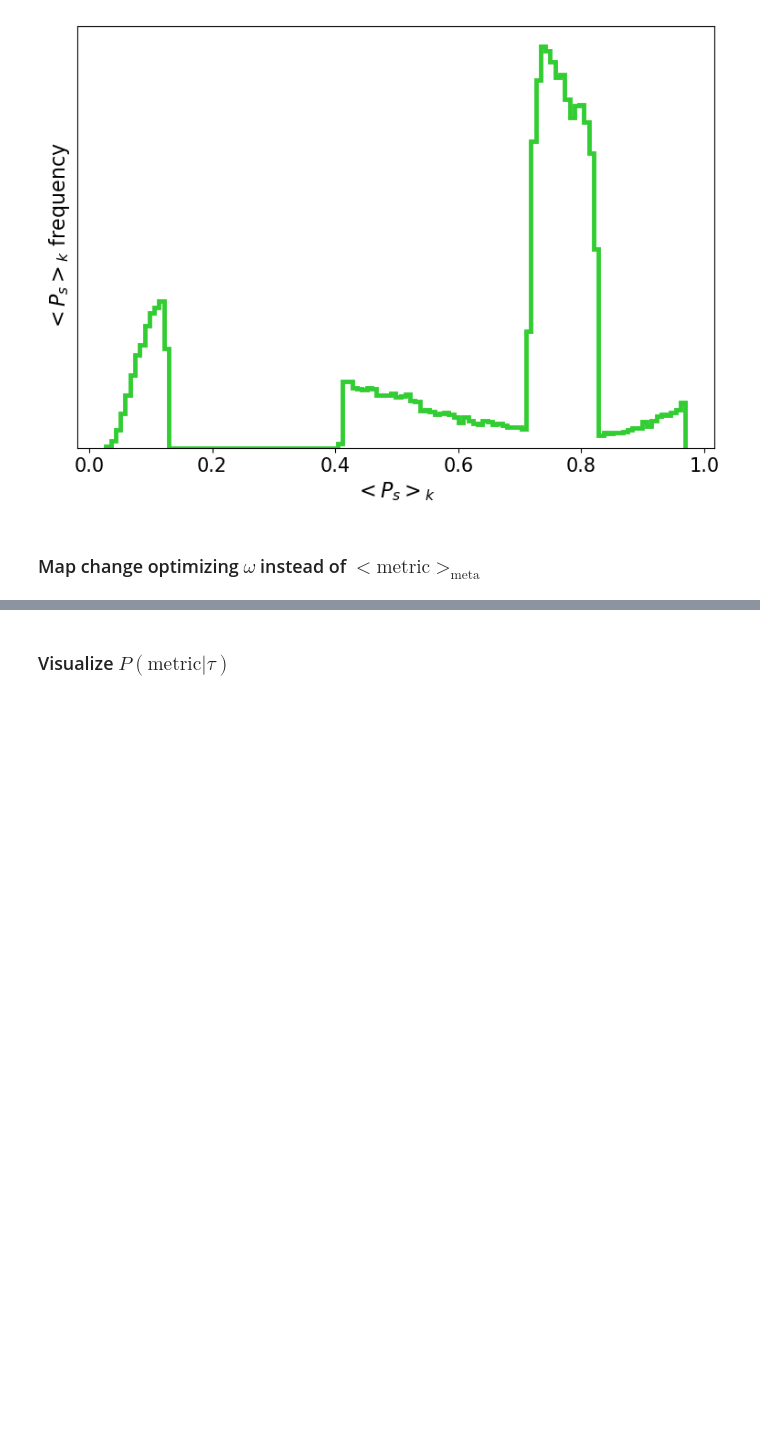
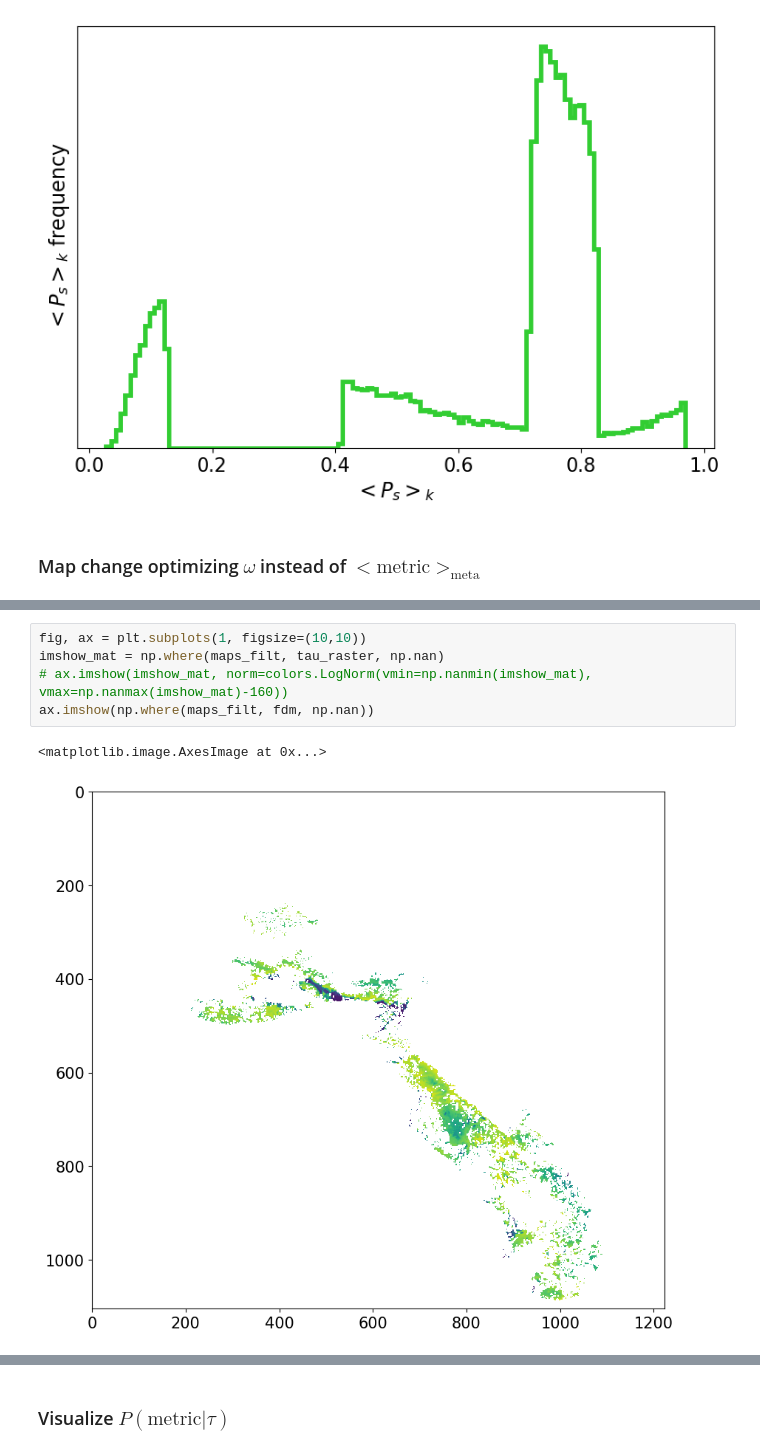
Before and after one commit to patricklawton/TecateCypress, a Jupyter notebook: sensitivity/viz.ipynb, the cells around one changed output, grey strips where cells are left out. Cells and saved outputs as stored; diff of their text form; blank space fills up the shorter version.

```diff
--- a/sensitivity/viz.ipynb
+++ b/sensitivity/viz.ipynb
@@ -345,0 +359,8 @@ fig.savefig(fn, bbox_inches='tight')
+# %%
+fig, ax = plt.subplots(1, figsize=(10,10))
+imshow_mat = np.where(maps_filt, tau_raster, np.nan)
+# ax.imshow(imshow_mat, norm=colors.LogNorm(vmin=np.nanmin(imshow_mat), vmax=np.nanmax(imshow_mat)-160))
+ax.imshow(np.where(maps_filt, fdm, np.nan))
+# %% [output]
+<matplotlib.image.AxesImage at 0x...>
+[figure, added]
```
Also changed, not shown: parts of 8 cells of this notebook, 19 other files.
